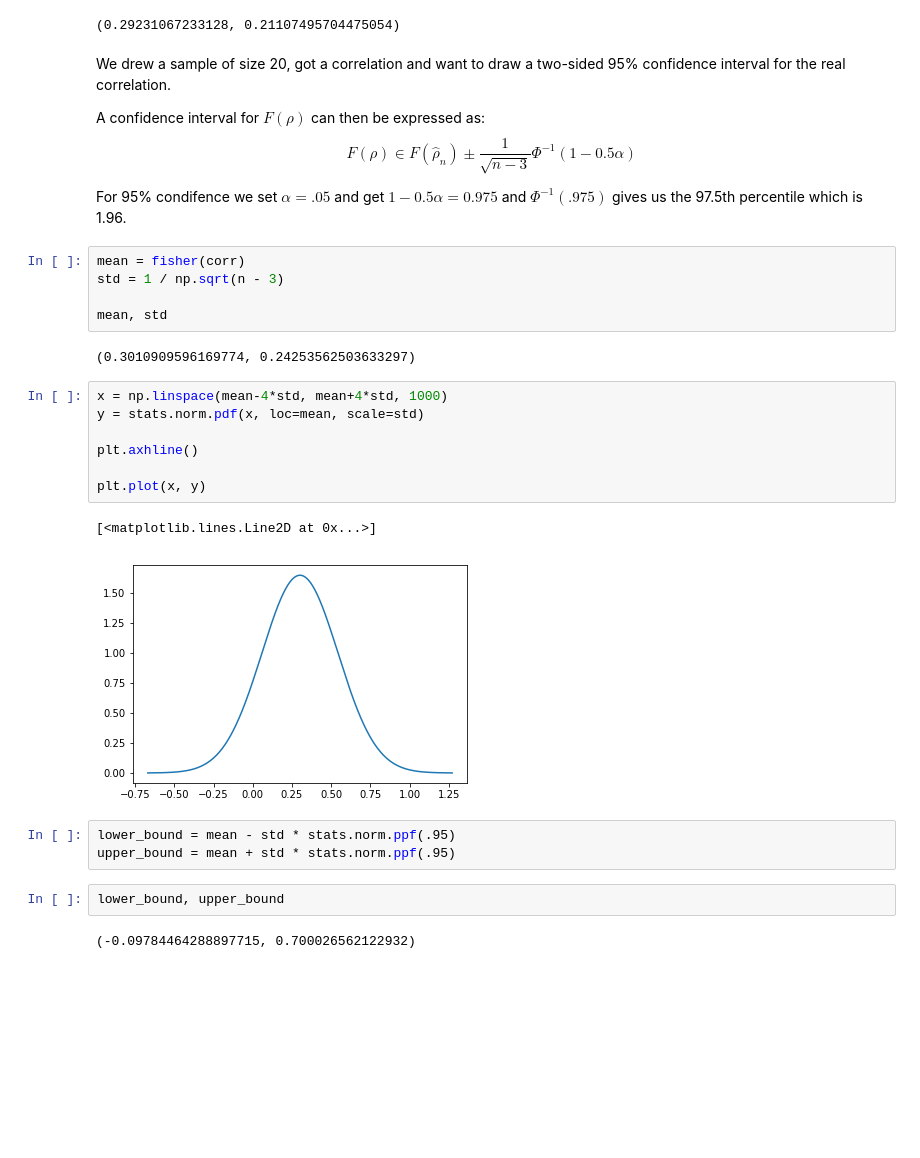
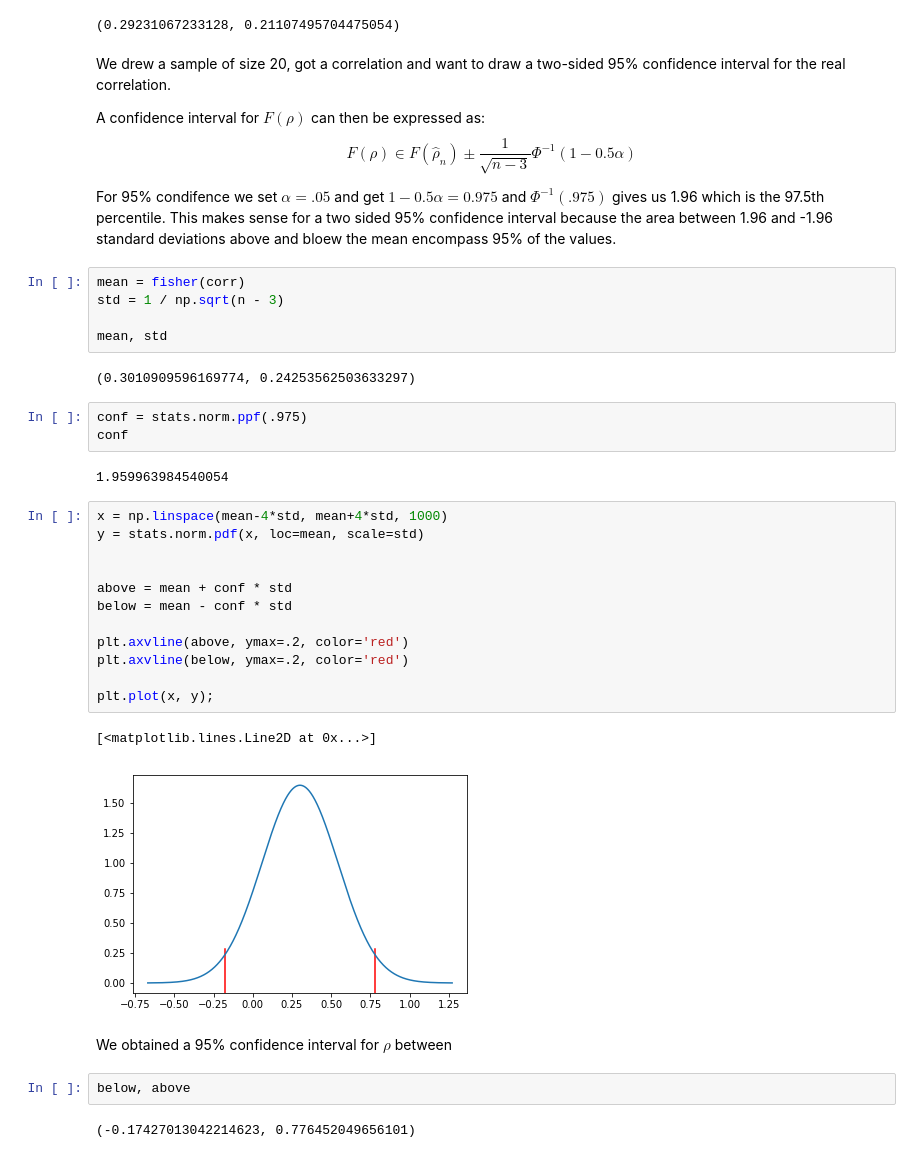
Before and after one commit to eytanohana/Data-Science-and-Statistics, a Jupyter notebook: Sampling distribution of Pearson correlation and the Fisher Transform.ipynb, the cells around one changed output. Saved outputs shown, nothing was run; the diff lists cells and outputs as text; blank space fills up the shorter version.

Commit message:
Add confidence interval

```diff
--- a/Sampling distribution of Pearson correlation and the Fisher Transform.ipynb
+++ b/Sampling distribution of Pearson correlation and the Fisher Transform.ipynb
@@ -169,7 +169,7 @@ We drew a sample of size 20, got a correlation and want to draw a two-sided 95%
 A confidence interval for $F(\rho)$ can then be expressed as:
 $$F(\rho) \in F(\hat\rho_n) \pm \frac{1}{\sqrt{n-3}}\Phi^{-1}(1 - 0.5\alpha)$$
 
-For 95% condifence we set $\alpha = .05$ and get $1 - 0.5\alpha = 0.975$ and $\Phi^{-1}(.975)$ gives us the 97.5th percentile which is 1.96.
+For 95% condifence we set $\alpha = .05$ and get $1 - 0.5\alpha = 0.975$ and $\Phi^{-1}(.975)$ gives us 1.96 which is  the 97.5th percentile. This makes sense for a two sided 95% confidence interval because the area between 1.96 and -1.96 standard deviations above and bloew the mean encompass 95% of the values.
 # %%
 mean = fisher(corr)
 std = 1 / np.sqrt(n - 3)
@@ -177,20 +177,29 @@ std = 1 / np.sqrt(n - 3)
 mean, std
 # %% [output]
 (0.3010909596169774, 0.24253562503633297)
+# %%
+conf = stats.norm.ppf(.975)
+conf
+# %% [output]
+1.959963984540054
 # %%
 x = np.linspace(mean-4*std, mean+4*std, 1000)
 y = stats.norm.pdf(x, loc=mean, scale=std)
 
-plt.axhline()
 
-plt.plot(x, y)
+above = mean + conf * std
+below = mean - conf * std
+
+plt.axvline(above, ymax=.2, color='red')
+plt.axvline(below, ymax=.2, color='red')
+
+plt.plot(x, y);
 # %% [output]
 [<matplotlib.lines.Line2D at 0x...>]
-[figure, old version]
+[figure, new version]
-# %%
-lower_bound = mean - std * stats.norm.ppf(.95)
-upper_bound = mean + std * stats.norm.ppf(.95)
-# %%
-lower_bound, upper_bound
-# %% [output]
-(-0.09784464288897715, 0.700026562122932)
+# %% [markdown]
+We obtained a 95% confidence interval for $\rho$ between
+# %%
+below, above
+# %% [output]
+(-0.17427013042214623, 0.776452049656101)
```
